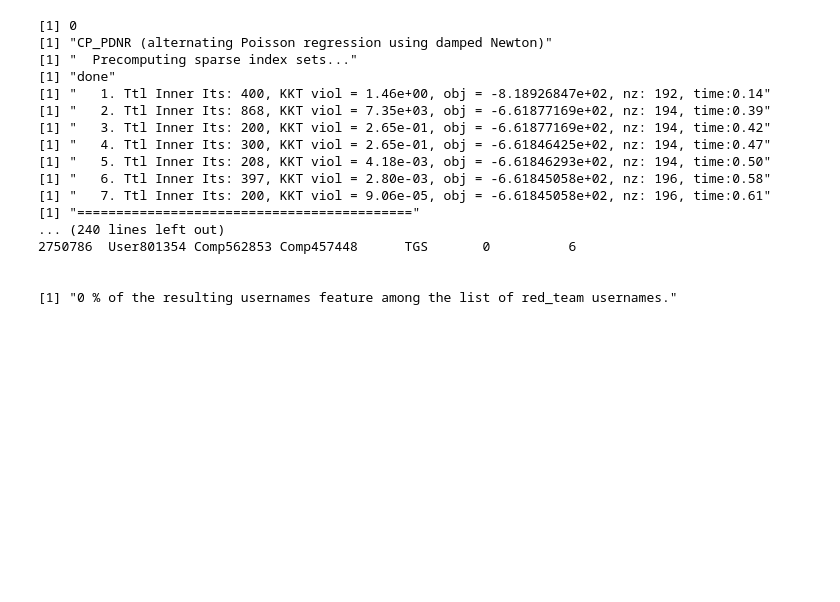
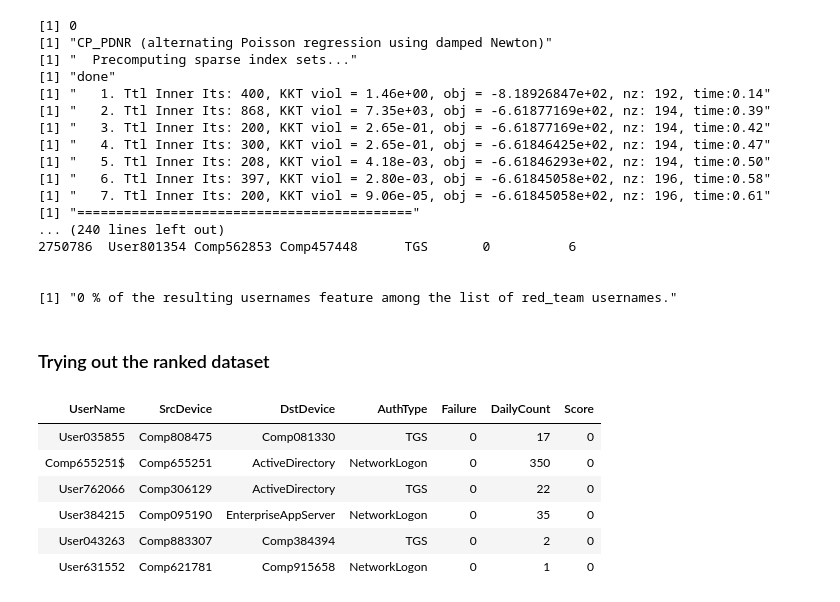
Before and after one commit to gabejg/Advanced-Cyber-Analytics-for-Attack-Detection, a Jupyter notebook: Alex/Anomaly Detection using RDFTensor.ipynb, the cells around one changed output. Cells and saved outputs as stored; diff of their text form; code cells hidden in the pictures; blank space fills up the shorter version.

Commit message:
Added proper scores, apologies!

```diff
--- a/Alex/Anomaly Detection using RDFTensor.ipynb
+++ b/Alex/Anomaly Detection using RDFTensor.ipynb
@@ -1189,3 +1171,18 @@ DetectAnomaliesII(A4)
 [1] "0 % of the resulting usernames feature among the list of red_team usernames."
 # %%
 # DetectAnomaliesII(A5)
+# %% [markdown]
+### Trying out the ranked dataset
+# %%
+RAuth <- read.csv(file="RankedAuthData.csv", header=T)
+# %%
+RAuth <- RAuth[, -1]
+head(RAuth)
+# %% [output]
+| UserName | SrcDevice | DstDevice | AuthType | Failure | DailyCount | Score |
+| User035855 | Comp808475 | Comp081330 | TGS | 0 | 17 | 0 |
+| Comp655251$ | Comp655251 | ActiveDirectory | NetworkLogon | 0 | 350 | 0 |
+| User762066 | Comp306129 | ActiveDirectory | TGS | 0 | 22 | 0 |
+| User384215 | Comp095190 | EnterpriseAppServer | NetworkLogon | 0 | 35 | 0 |
+| User043263 | Comp883307 | Comp384394 | TGS | 0 | 2 | 0 |
+| User631552 | Comp621781 | Comp915658 | NetworkLogon | 0 | 1 | 0 |
```
Also changed, not shown: parts of 1 cell of this notebook, 3 other files.
